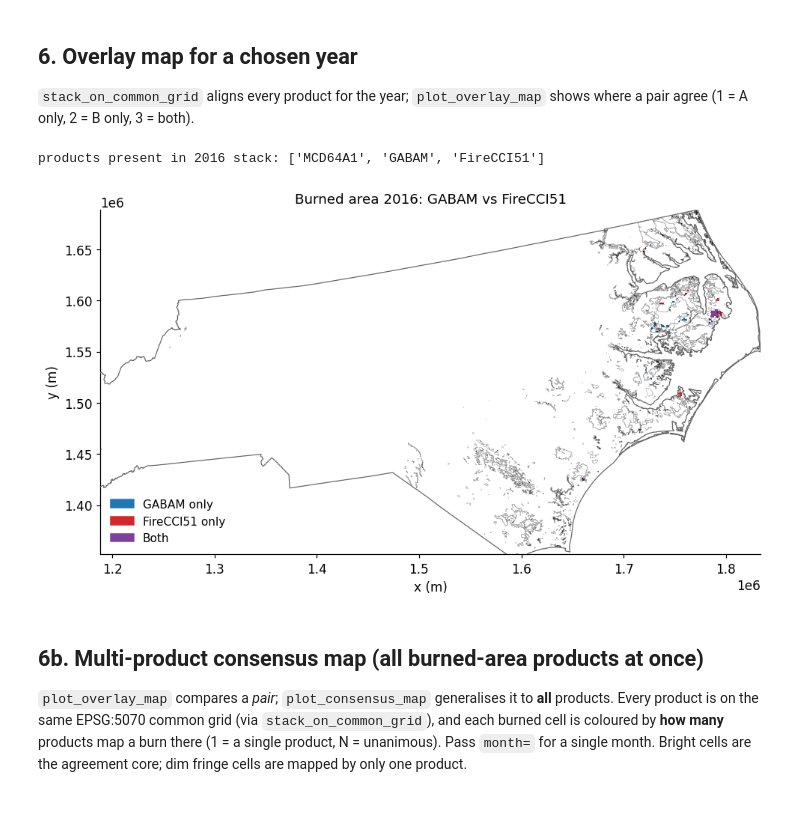
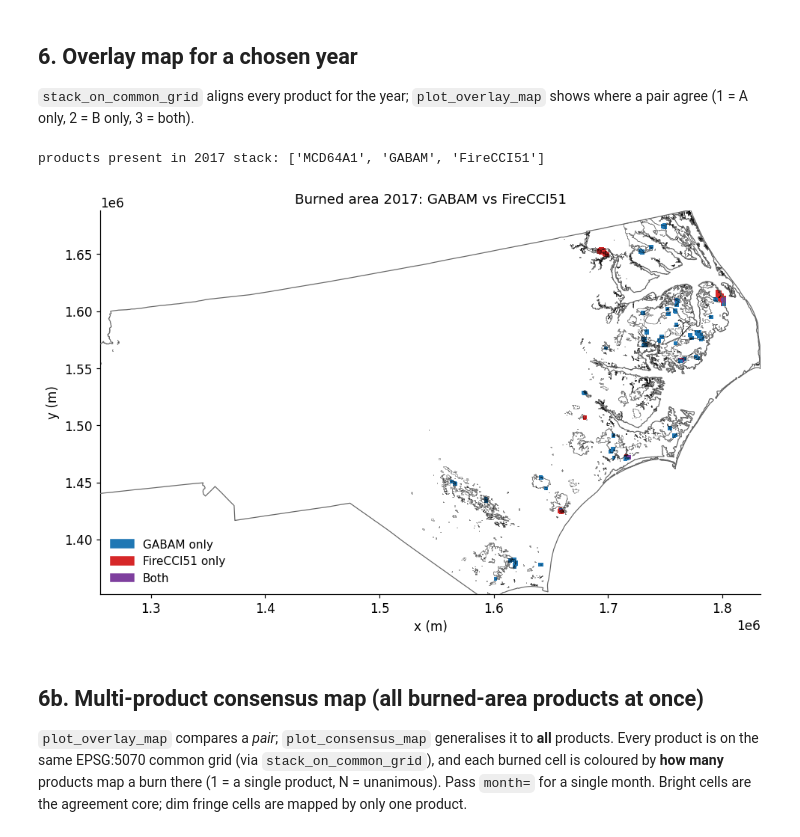
Before and after one commit to jimzhang629/peat_fire_stanback, a Jupyter notebook: notebooks/run_fire_comparison.ipynb, the cells around one changed output. Cells and saved outputs as stored; diff of their text form; code cells hidden in the pictures; blank space fills up the shorter version.

```diff
--- a/notebooks/run_fire_comparison.ipynb
+++ b/notebooks/run_fire_comparison.ipynb
@@ -281,7 +282,8 @@ def event_time_series(sites_gdf, products, window=WINDOW):
     return pd.concat(frames, ignore_index=True)
 
 
-et = event_time_series(aoi, value_products)
-print(f"{et['site'].nunique()} sites, event_year in "
-      f"[{et['event_year'].min()}, {et['event_year'].max()}]")
-display(et.head())
+if 'restoration' in aoi_name:
+    et = event_time_series(aoi, value_products)
+    print(f"{et['site'].nunique()} sites, event_year in "
+        f"[{et['event_year'].min()}, {et['event_year'].max()}]")
+    display(et.head())
@@ -299,8 +309,6 @@ display(et.head())
 # becomes "% of the site that burned" and VIIRS becomes "detections / km^2". Do
 # the normalisation PER SITE before averaging (already baked into `value_per_km2`),
 # so a big site can't dominate the composite just by being big.
-import re
-from peatfire.fire_products_comparison.plotting import OKABE_ITO
 
 
 def _slug(s):
@@ -343,10 +351,11 @@ def plot_event_time(et, ba_products, occurrence="VIIRS", agg="mean",
 
 
 # composite across all sites, absolute and area-normalised
-for norm, tag in [(False, "absolute"), (True, "per_km2")]:
-    fig = plot_event_time(et, products_ba, normalize=norm)
-    fig.savefig(
-        f"../outputs/figures/fire/event_time_{tag}_burned_area_and_viirs_{aoi_name}.png",
-        dpi=150, bbox_inches="tight",
-    )
-    plt.show()
+if 'restoration' in aoi_name:
+    for norm, tag in [(False, "absolute"), (True, "per_km2")]:
+        fig = plot_event_time(et, products_ba, normalize=norm)
+        fig.savefig(
+            f"../outputs/figures/fire/event_time_{tag}_burned_area_and_viirs_{aoi_name}.png",
+            dpi=150, bbox_inches="tight",
+        )
+        plt.show()
@@ -546,26 +574,26 @@ TLS slope, intercept: (0.19940369241838515, 0.0003664673463577383) | RMSE: 0.029
 `stack_on_common_grid` aligns every product for the year; `plot_overlay_map` shows where a pair agree
 (1 = A only, 2 = B only, 3 = both).
 # %%
-year = 2016
+year = 2017
 stack = stack_on_common_grid(products_ba, year, aoi, binary=True)
 pair=("GABAM", "FireCCI51")
 print(f"products present in {year} stack:", list(stack))
 if {pair[0], pair[1]} <= set(stack):
     fig, ax = plt.subplots(figsize=(9, 6))
     plot_overlay_map(stack, aoi, year, pair=pair, ax=ax)
 
     # plot the nc overlay too if it exists
     if aoi_nc is not None:
         crs = stack[pair[0]].rio.crs           # EPSG:5070, the analysis grid CRS
         xlim, ylim = ax.get_xlim(), ax.get_ylim()   # peat-extent view set by plot_overlay_map
         aoi_nc.to_crs(crs).boundary.plot(ax=ax, color="0.4", linewidth=0.8, zorder=5)
         ax.set_xlim(xlim); ax.set_ylim(ylim)   # restore it (geopandas autoscaled to NC)
 
     plt.savefig(f'../outputs/figures/fire/{pair[0]}_vs_{pair[1]}_{aoi_name}_extent_burned_area_{year}.png')
     plt.show()
 # %% [output]
-products present in 2016 stack: ['MCD64A1', 'GABAM', 'FireCCI51']
+products present in 2017 stack: ['MCD64A1', 'GABAM', 'FireCCI51']
-[figure, old version]
+[figure, new version]
 # %% [markdown]
 ## 6b. Multi-product consensus map (all burned-area products at once)
 
```
Also changed, not shown: parts of 15 cells of this notebook, 4 other files.
